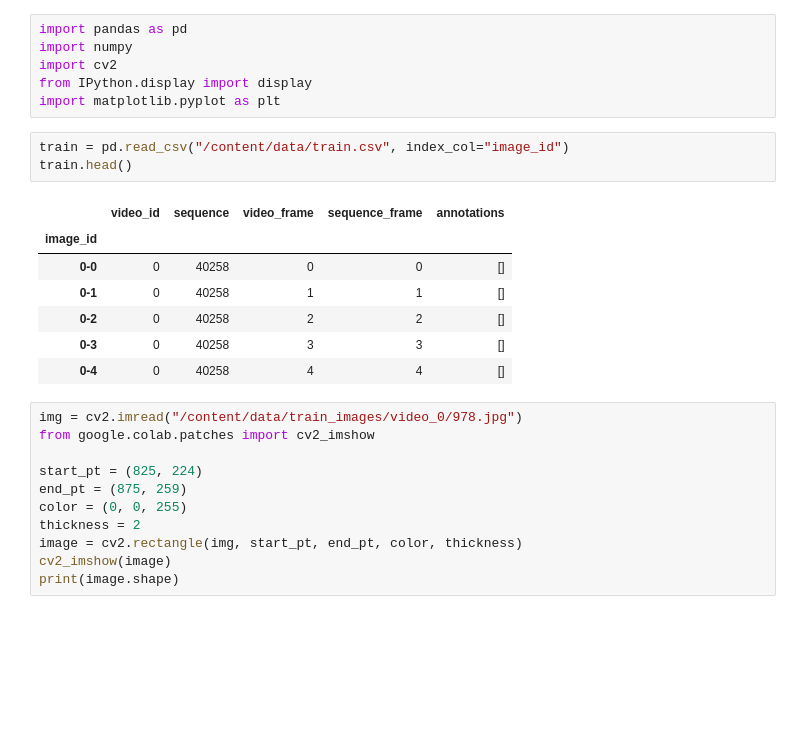
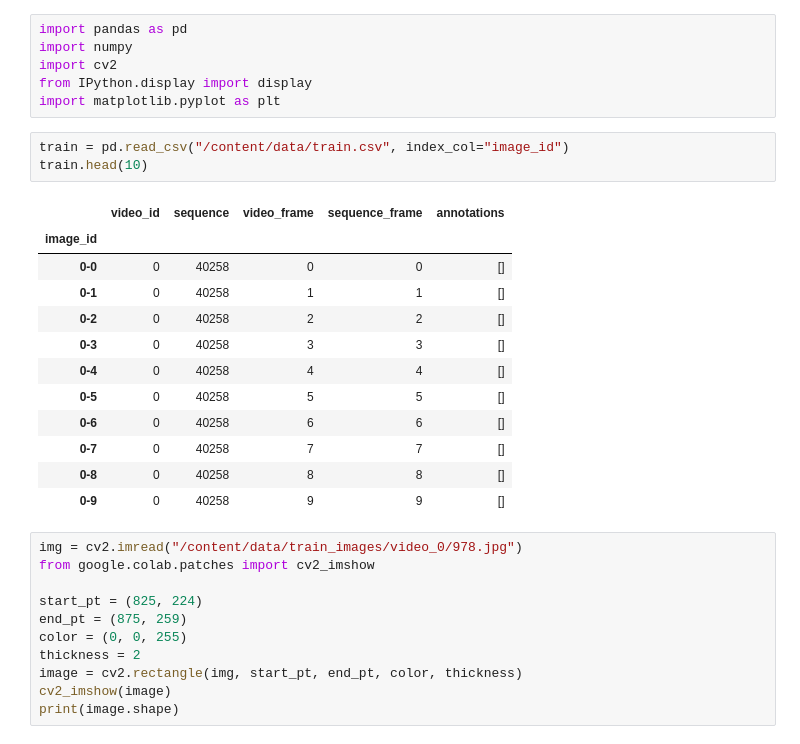
Before and after one commit to tejaschaudhari2811/Tensorflow---Help-Protect-the-Reef, a Jupyter notebook: Coral_reef_detection.ipynb, the cells around one changed output. Saved outputs shown, nothing was run; the diff lists cells and outputs as text; blank space fills up the shorter version.

```diff
--- a/Coral_reef_detection.ipynb
+++ b/Coral_reef_detection.ipynb
@@ -24,15 +24,20 @@ from IPython.display import display
 import matplotlib.pyplot as plt
 # %%
 train = pd.read_csv("/content/data/train.csv", index_col="image_id")
-train.head()
+train.head(10)
 # %% [output]
 |  | video_id | sequence | video_frame | sequence_frame | annotations |
 | image_id |  |  |  |  |  |
 | 0-0 | 0 | 40258 | 0 | 0 | [] |
 | 0-1 | 0 | 40258 | 1 | 1 | [] |
 | 0-2 | 0 | 40258 | 2 | 2 | [] |
 | 0-3 | 0 | 40258 | 3 | 3 | [] |
 | 0-4 | 0 | 40258 | 4 | 4 | [] |
+| 0-5 | 0 | 40258 | 5 | 5 | [] |
+| 0-6 | 0 | 40258 | 6 | 6 | [] |
+| 0-7 | 0 | 40258 | 7 | 7 | [] |
+| 0-8 | 0 | 40258 | 8 | 8 | [] |
+| 0-9 | 0 | 40258 | 9 | 9 | [] |
 # %%
 img = cv2.imread("/content/data/train_images/video_0/978.jpg")
 from google.colab.patches import cv2_imshow
```
